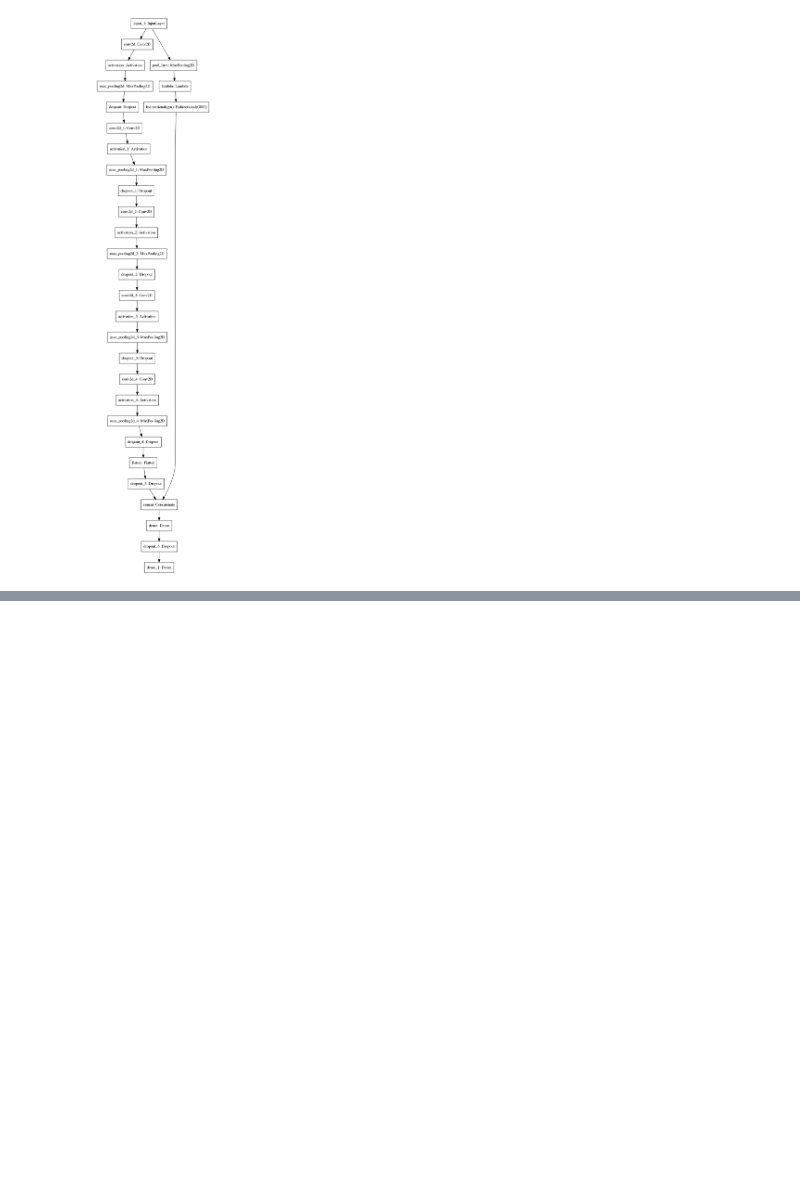
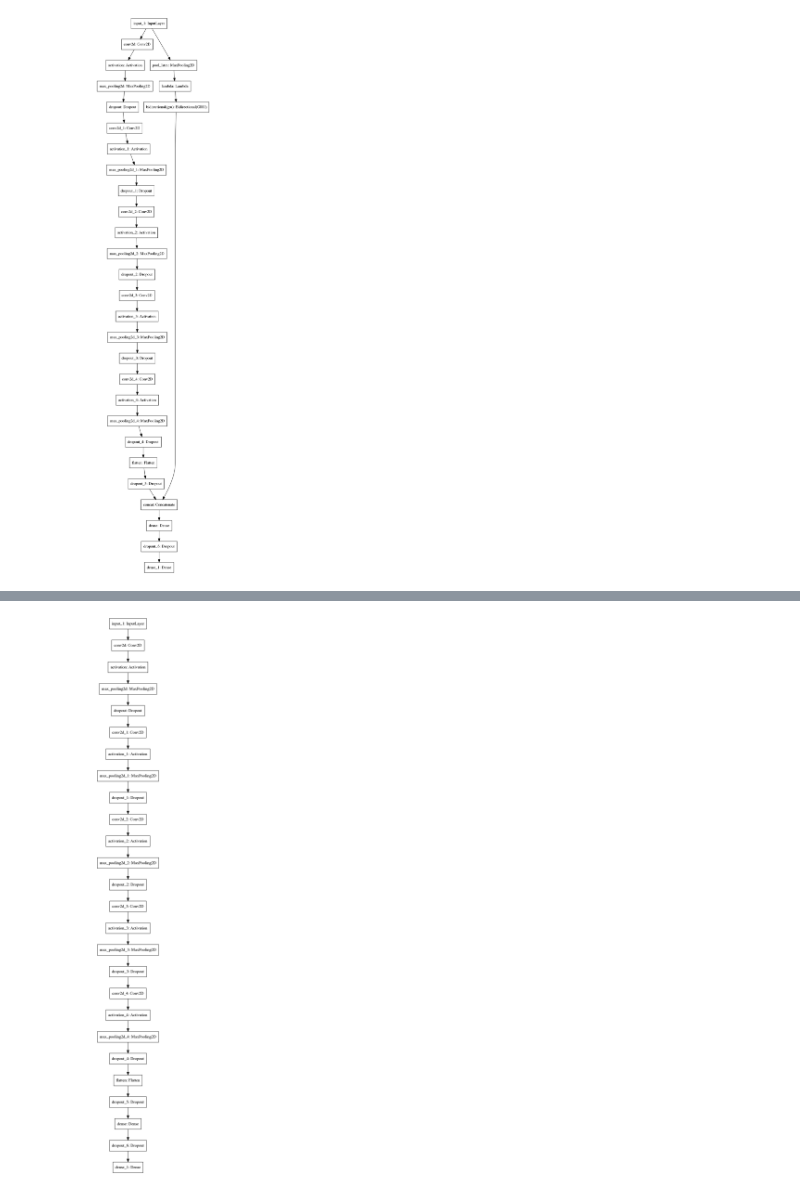
Before and after one commit to kshivamraj32/DL_Music, a Jupyter notebook: model_print.ipynb, the cells around one changed output, grey strips where cells are left out. Drawn from its saved outputs; the diff is of its cells as text; code cells hidden in the pictures; blank space fills up the shorter version.

Commit message:
original model architecture

```diff
--- a/model_print.ipynb
+++ b/model_print.ipynb
@@ -72,0 +75,2 @@ plot_model(model, to_file='model.png')
+# %%
+model = load_model('custom_cnn_2d.h5')#model = load_model()
@@ -72,0 +97,5 @@ plot_model(model, to_file='model.png')
+# %%
+from tensorflow.keras.utils import plot_model
+plot_model(model, to_file='model_original.png')
+# %% [output]
+[figure, added]
```
Also changed, not shown: parts of 2 cells of this notebook, 5 other files.
